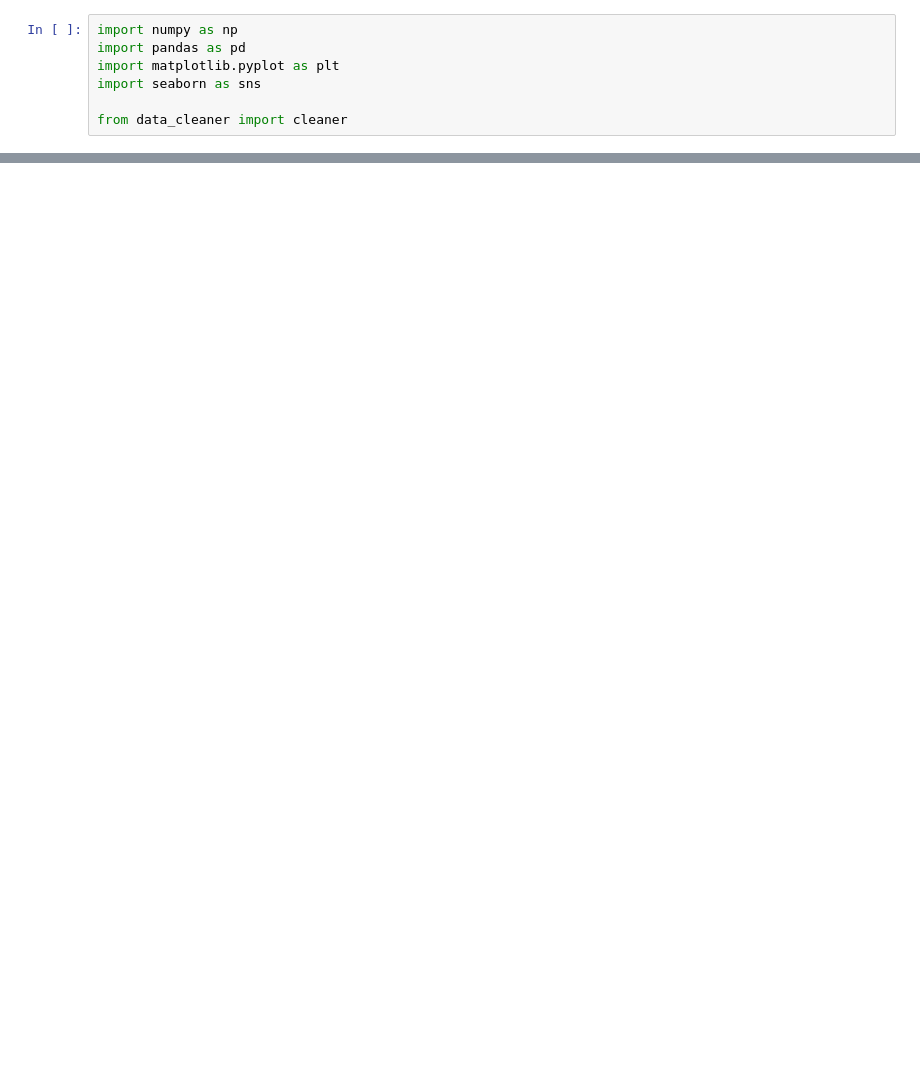
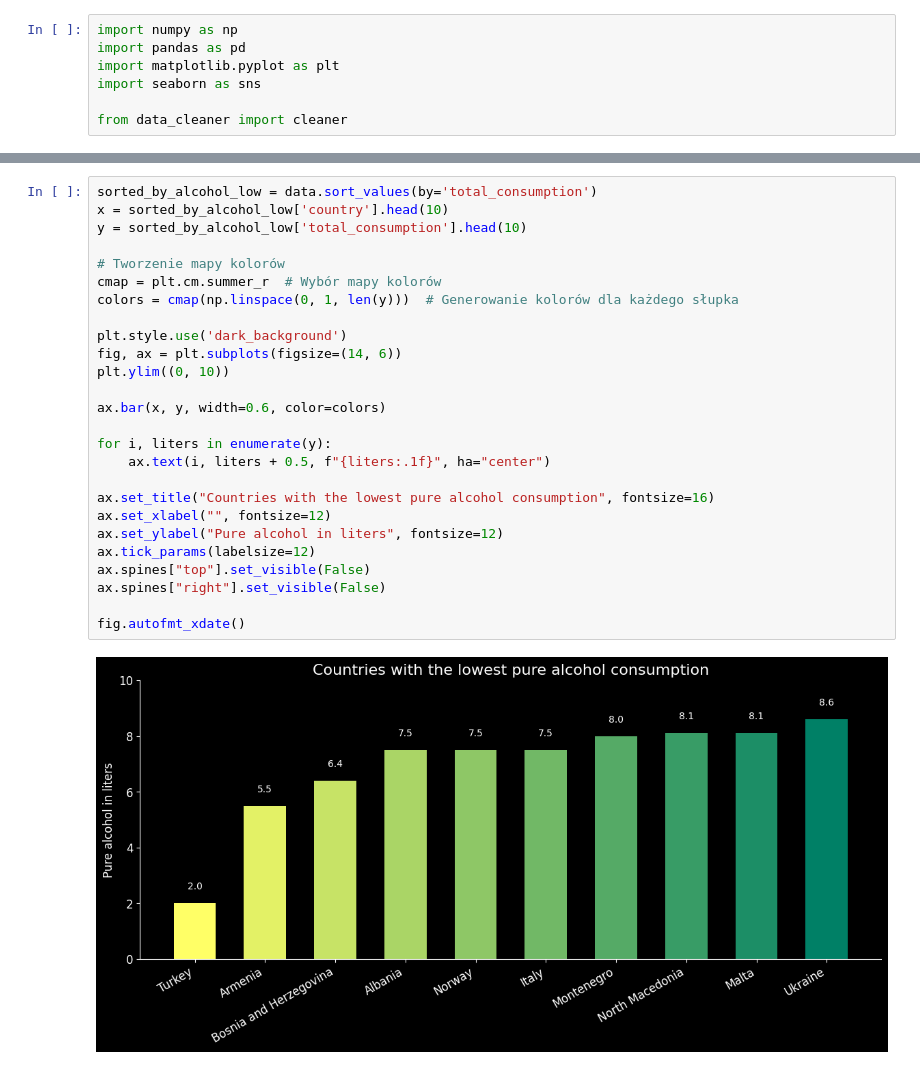
Before and after one commit to gruuubcioo/Alcohol-consumption-in-Europe, a Jupyter notebook: main.ipynb, the cells around one changed output, grey strips where cells are left out. Saved outputs shown, nothing was run; the diff lists cells and outputs as text; blank space fills up the shorter version.

```diff
--- a/main.ipynb
+++ b/main.ipynb
@@ -53,0 +58,28 @@ AttributeError: 'numpy.ndarray' object has no attribute 'reversed'
+# %%
+sorted_by_alcohol_low = data.sort_values(by='total_consumption')
+x = sorted_by_alcohol_low['country'].head(10)
+y = sorted_by_alcohol_low['total_consumption'].head(10)
+
+# Tworzenie mapy kolorów
+cmap = plt.cm.summer_r  # Wybór mapy kolorów
+colors = cmap(np.linspace(0, 1, len(y)))  # Generowanie kolorów dla każdego słupka
+
+plt.style.use('dark_background')
+fig, ax = plt.subplots(figsize=(14, 6))
+plt.ylim((0, 10))
+
+ax.bar(x, y, width=0.6, color=colors)
+
+for i, liters in enumerate(y):
+    ax.text(i, liters + 0.5, f"{liters:.1f}", ha="center")
+
+ax.set_title("Countries with the lowest pure alcohol consumption", fontsize=16)
+ax.set_xlabel("", fontsize=12)
+ax.set_ylabel("Pure alcohol in liters", fontsize=12)
+ax.tick_params(labelsize=12)
+ax.spines["top"].set_visible(False)
+ax.spines["right"].set_visible(False)
+
+fig.autofmt_xdate()
+# %% [output]
+[figure, added]
```
Also changed, not shown: parts of 2 cells of this notebook.
